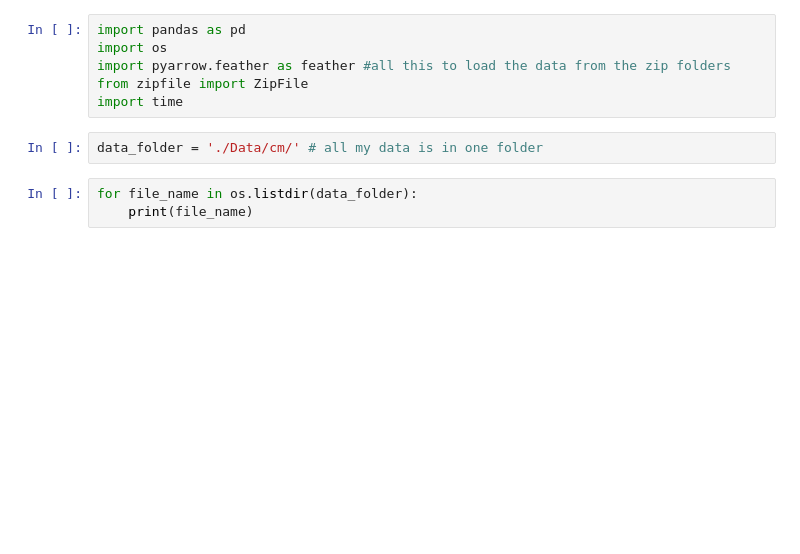
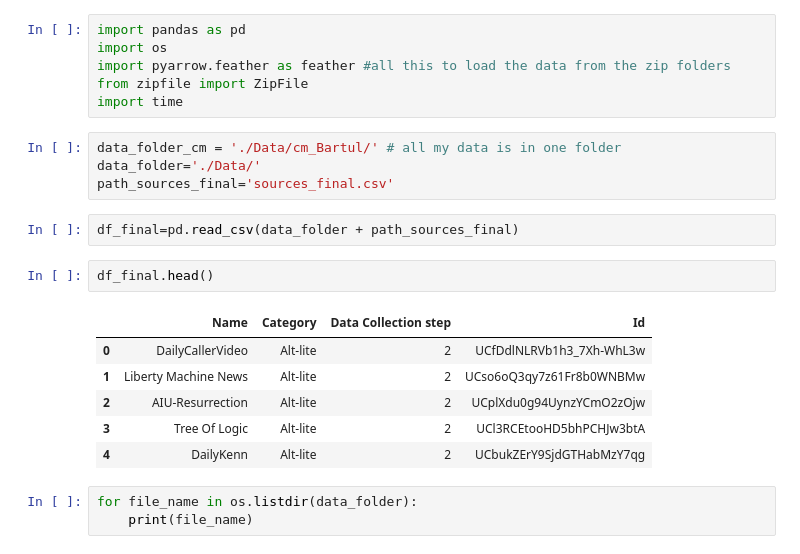
Before and after one commit to epfl-ada/ada-2022-project-strauss, a Jupyter notebook: uploading_dataframes.ipynb, the cells around one changed output. Cells and saved outputs as stored; diff of their text form; blank space fills up the shorter version.

```diff
--- a/uploading_dataframes.ipynb
+++ b/uploading_dataframes.ipynb
@@ -8,7 +8,20 @@ import pyarrow.feather as feather #all this to load the data from the zip folder
 from zipfile import ZipFile
 import time
 # %%
-data_folder = './Data/cm/' # all my data is in one folder
+data_folder_cm = './Data/cm_Bartul/' # all my data is in one folder
+data_folder='./Data/'
+path_sources_final='sources_final.csv'
+# %%
+df_final=pd.read_csv(data_folder + path_sources_final)
+# %%
+df_final.head()
+# %% [output]
+|  | Name | Category | Data Collection step | Id |
+| 0 | DailyCallerVideo | Alt-lite | 2 | UCfDdlNLRVb1h3_7Xh-WhL3w |
+| 1 | Liberty Machine News | Alt-lite | 2 | UCso6oQ3qy7z61Fr8b0WNBMw |
+| 2 | AIU-Resurrection | Alt-lite | 2 | UCplXdu0g94UynzYCmO2zOjw |
+| 3 | Tree Of Logic | Alt-lite | 2 | UCl3RCEtooHD5bhPCHJw3btA |
+| 4 | DailyKenn | Alt-lite | 2 | UCbukZErY9SjdGTHabMzY7qg |
 # %%
 for file_name in os.listdir(data_folder):
     print(file_name)
```
Also changed, not shown: parts of 3 cells of this notebook, 2 other files.
